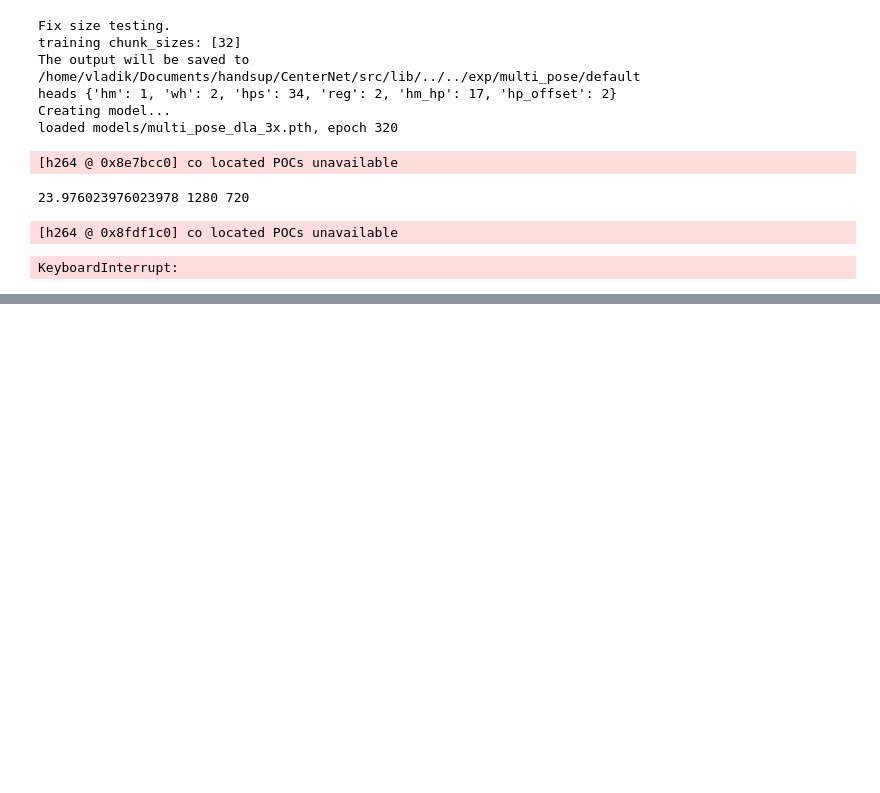
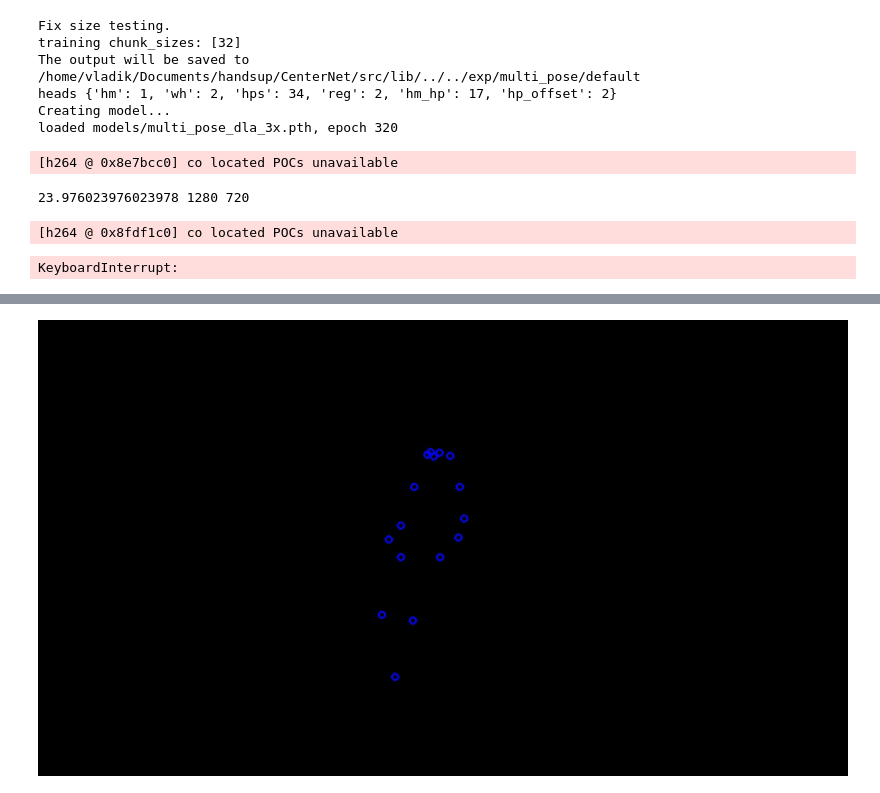
Before and after one commit to mrlzla/handsup, a Jupyter notebook: Untitled.ipynb, the cells around one changed output, grey strips where cells are left out. Cells and saved outputs as stored; diff of their text form; code cells hidden in the pictures; blank space fills up the shorter version.

```diff
--- a/Untitled.ipynb
+++ b/Untitled.ipynb
@@ -82,0 +118,13 @@ Video("result.avi")
+# %%
+kps = kps[5:]
+# %%
+kps = kps.reshape(-1, 2)
+# %%
+img = np.zeros((720, 1280, 3), dtype=np.uint8)
+# %%
+for kp in kps:
+    img = cv2.circle(img, tuple((kp).astype(np.int32)), 5, (255, 0, 0), 2)
+# %%
+imshow(img)
+# %% [output]
+[figure, added]
```
Also changed, not shown: parts of 10 cells of this notebook, 4 other files.
